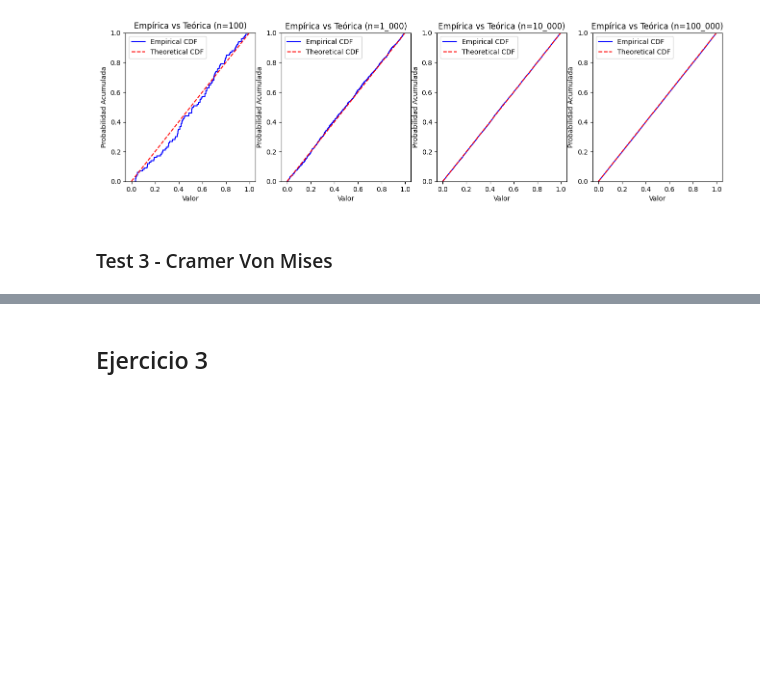
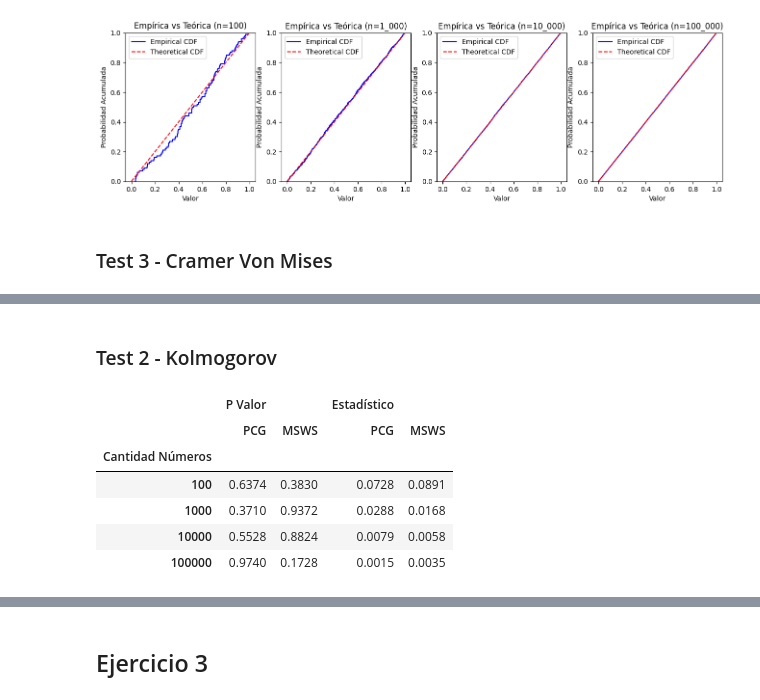
Before and after one commit to DanieLovera/simulacion_tp1, a Jupyter notebook: ej1_distribucion_uniforme.ipynb, the cells around one changed output, grey strips where cells are left out. Saved outputs shown, nothing was run; the diff lists cells and outputs as text; code cells hidden in the pictures; blank space fills up the shorter version.

```diff
--- a/ej1_distribucion_uniforme.ipynb
+++ b/ej1_distribucion_uniforme.ipynb
@@ -554,0 +641,37 @@ plt.show()
+# %% [markdown]
+### Test 2 - Kolmogorov
+# %%
+seed = 1727567637 * 1_000
+pcga = PCG(seed)
+small_sample_a = [pcga.random_normalized() for _ in range(100)]
+medium_sample_a = [pcga.random_normalized() for _ in range(1_000)]
+large_sample_a = [pcga.random_normalized() for _ in range(10_000)]
+very_large_sample_a = [pcga.random_normalized() for _ in range(100_000)]
+
+msws = MSWS(seed_x=0x9f32e1cbc5e1374b, seed_w=0x9f32e1cbc5e1374b)
+small_sample_b = [msws.random() for _ in range(100)]
+medium_sample_b = [msws.random() for _ in range(1_000)]
+large_sample_b = [msws.random() for _ in range(10_000)]
+very_large_sample_b = [msws.random() for _ in range(100_000)]
+
+small_a = get_results_ks(small_sample_a)
+medium_a = get_results_ks(medium_sample_a)
+large_a = get_results_ks(large_sample_a)
+very_large_a = get_results_ks(very_large_sample_a)
+
+small_b = get_results_ks(small_sample_b)
+medium_b = get_results_ks(medium_sample_b)
+large_b = get_results_ks(large_sample_b)
+very_large_b = get_results_ks(very_large_sample_b)
+
+results = compare_results(small_a, small_b, medium_a, medium_b,
+                         large_a, large_b, very_large_a, very_large_b)
+results
+# %% [output]
+|  | P Valor |  | Estadístico |  |
+|  | PCG | MSWS | PCG | MSWS |
+| Cantidad Números |  |  |  |  |
+| 100 | 0.6374 | 0.3830 | 0.0728 | 0.0891 |
+| 1000 | 0.3710 | 0.9372 | 0.0288 | 0.0168 |
+| 10000 | 0.5528 | 0.8824 | 0.0079 | 0.0058 |
+| 100000 | 0.9740 | 0.1728 | 0.0015 | 0.0035 |
```
Also changed, not shown: parts of 18 cells of this notebook, 1 other file.
